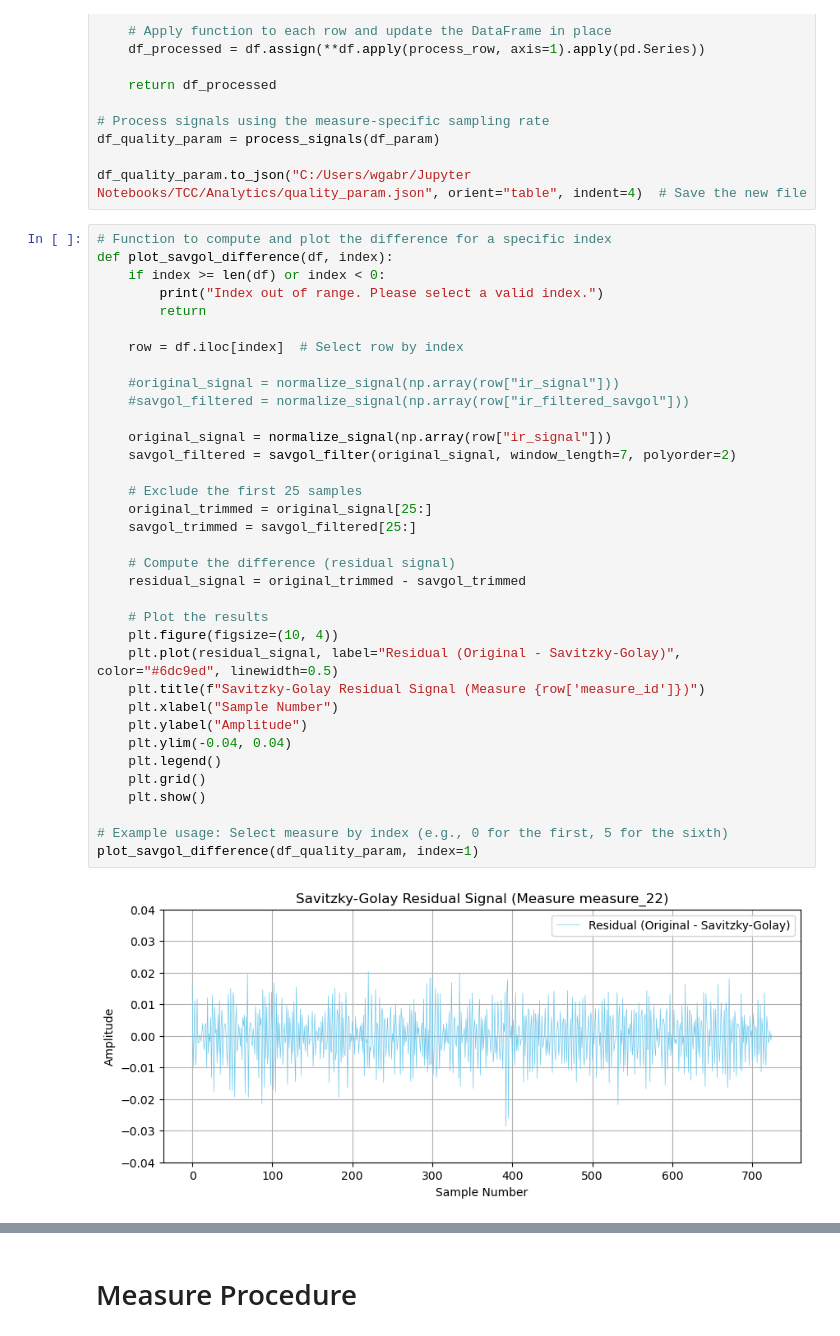
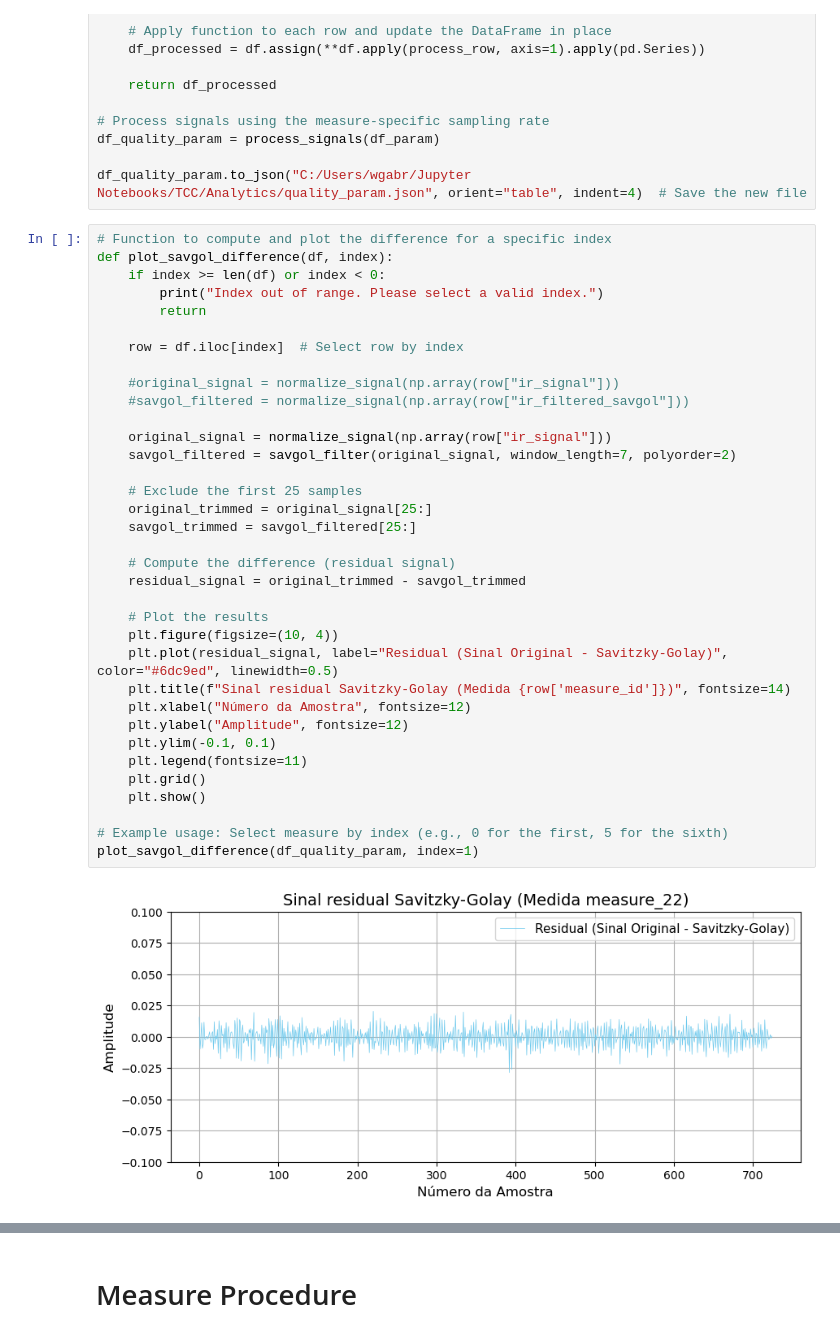
Before and after one commit to wgabrielweber/SmartBP_DataAnalysis, a Jupyter notebook: results.ipynb, the cells around one changed output, grey strips where cells are left out. Drawn from its saved outputs; the diff is of its cells as text.

Commit message:
images

```diff
--- a/results.ipynb
+++ b/results.ipynb
@@ -450,40 +450,40 @@ df_quality_param.to_json("C:/Users/wgabr/Jupyter Notebooks/TCC/Analytics/quality
 # %%
 # Function to compute and plot the difference for a specific index
 def plot_savgol_difference(df, index):
     if index >= len(df) or index < 0:
         print("Index out of range. Please select a valid index.")
         return
 
     row = df.iloc[index]  # Select row by index
 
     #original_signal = normalize_signal(np.array(row["ir_signal"]))
     #savgol_filtered = normalize_signal(np.array(row["ir_filtered_savgol"]))
 
     original_signal = normalize_signal(np.array(row["ir_signal"]))
     savgol_filtered = savgol_filter(original_signal, window_length=7, polyorder=2)
 
     # Exclude the first 25 samples
     original_trimmed = original_signal[25:]
     savgol_trimmed = savgol_filtered[25:]
 
     # Compute the difference (residual signal)
     residual_signal = original_trimmed - savgol_trimmed
 
     # Plot the results
     plt.figure(figsize=(10, 4))
-    plt.plot(residual_signal, label="Residual (Original - Savitzky-Golay)", color="#6dc9ed", linewidth=0.5)
-    plt.title(f"Savitzky-Golay Residual Signal (Measure {row['measure_id']})")
-    plt.xlabel("Sample Number")
-    plt.ylabel("Amplitude")
-    plt.ylim(-0.04, 0.04)
-    plt.legend()
+    plt.plot(residual_signal, label="Residual (Sinal Original - Savitzky-Golay)", color="#6dc9ed", linewidth=0.5)
+    plt.title(f"Sinal residual Savitzky-Golay (Medida {row['measure_id']})", fontsize=14)
+    plt.xlabel("Número da Amostra", fontsize=12)
+    plt.ylabel("Amplitude", fontsize=12)
+    plt.ylim(-0.1, 0.1)
+    plt.legend(fontsize=11)
     plt.grid()
     plt.show()
 
 # Example usage: Select measure by index (e.g., 0 for the first, 5 for the sixth)
 plot_savgol_difference(df_quality_param, index=1)
 # %% [output]
-[figure, old version]
+[figure, new version]
 # %%
 def plot_savgol_difference_by_parameters(df):
     # Get unique parameter settings
```
Also changed, not shown: parts of 9 cells of this notebook, 2 other files.
